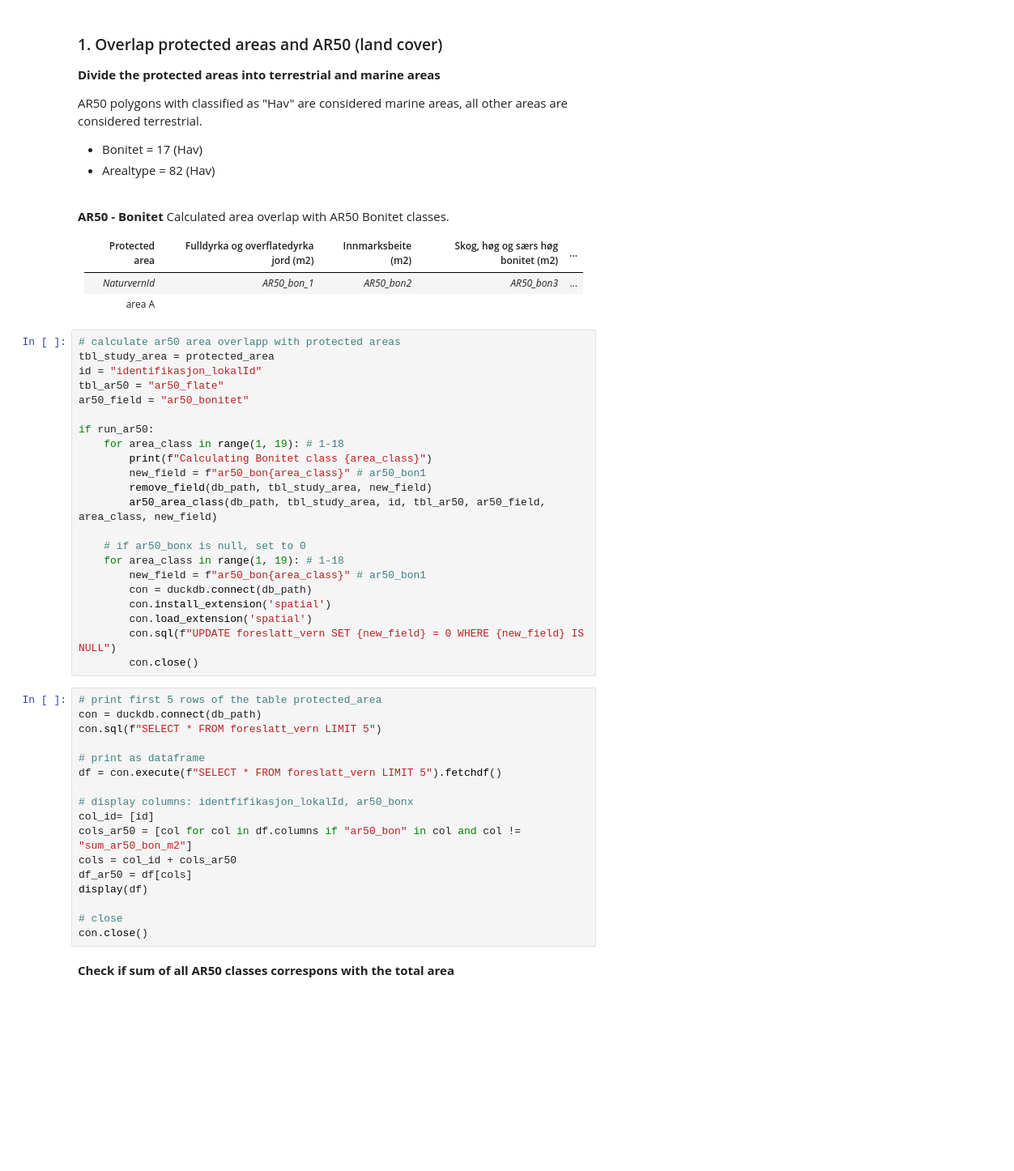
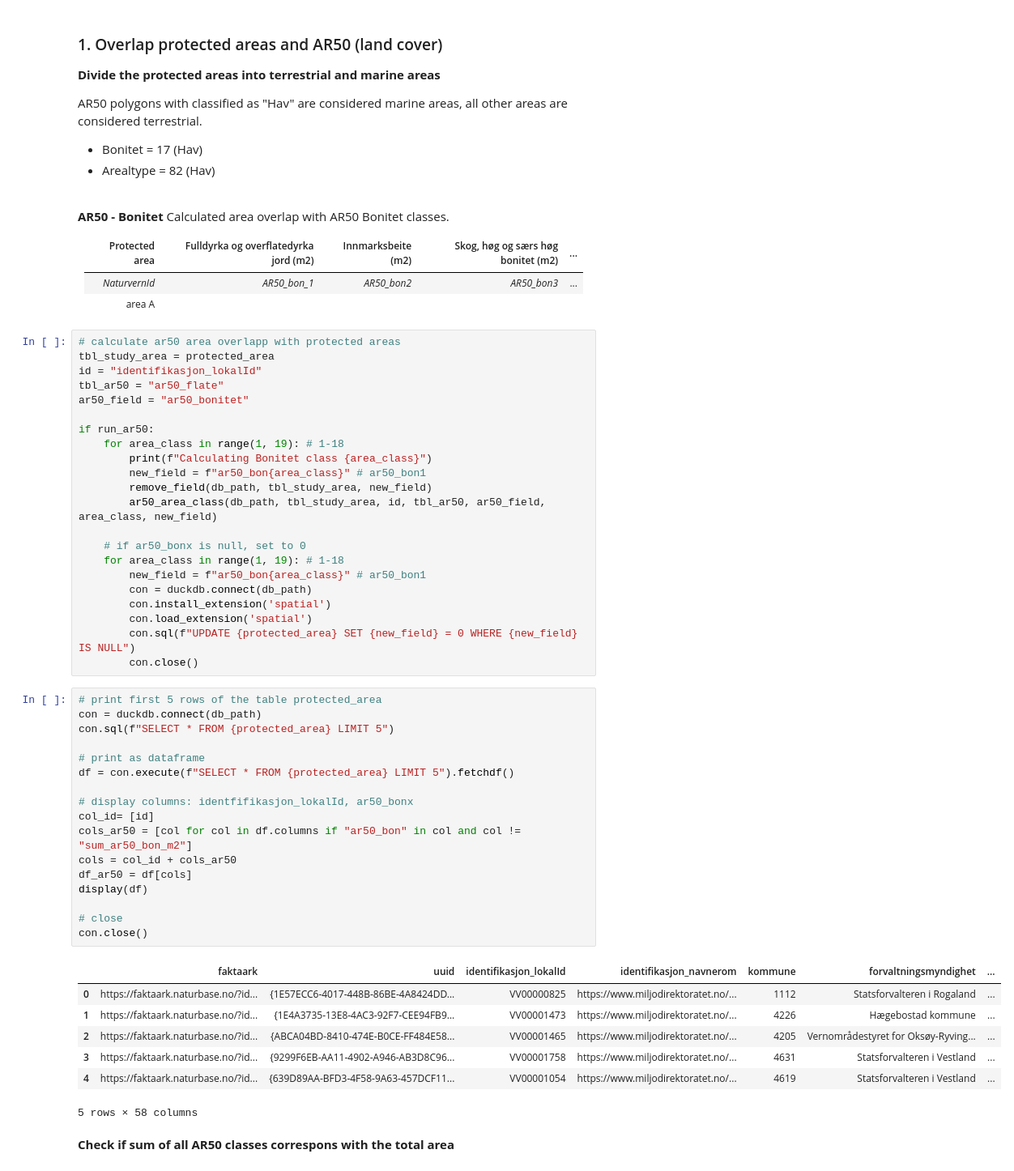
Before and after one commit to ac-willeke/pygdal-geo-engineer, a Jupyter notebook: notebooks/2024.01_conservation_and_preservation.ipynb, the cells around one changed output. Shown at 81% size. Cells and saved outputs as stored; diff of their text form; blank space fills up the shorter version.

```diff
--- a/notebooks/2024.01_conservation_and_preservation.ipynb
+++ b/notebooks/2024.01_conservation_and_preservation.ipynb
@@ -639,25 +650,33 @@ if run_ar50:
         con = duckdb.connect(db_path)
         con.install_extension('spatial')
         con.load_extension('spatial')
-        con.sql(f"UPDATE foreslatt_vern SET {new_field} = 0 WHERE {new_field} IS NULL")
+        con.sql(f"UPDATE {protected_area} SET {new_field} = 0 WHERE {new_field} IS NULL")
         con.close()
 # %%
 # print first 5 rows of the table protected_area
 con = duckdb.connect(db_path)
-con.sql(f"SELECT * FROM foreslatt_vern LIMIT 5")
+con.sql(f"SELECT * FROM {protected_area} LIMIT 5")
 
 # print as dataframe
-df = con.execute(f"SELECT * FROM foreslatt_vern LIMIT 5").fetchdf()
+df = con.execute(f"SELECT * FROM {protected_area} LIMIT 5").fetchdf()
 
 # display columns: identfifikasjon_lokalId, ar50_bonx
 col_id= [id]
 cols_ar50 = [col for col in df.columns if "ar50_bon" in col and col != "sum_ar50_bon_m2"]
 cols = col_id + cols_ar50
 df_ar50 = df[cols]
 display(df)
 
 # close
 con.close()
+# %% [output]
+|  | faktaark | uuid | identifikasjon_lokalId | identifikasjon_navnerom | kommune | forvaltningsmyndighet | ... |
+| 0 | https://faktaark.naturbase.no/?id... | {1E57ECC6-4017-448B-86BE-4A8424DD... | VV00000825 | https://www.miljodirektoratet.no/... | 1112 | Statsforvalteren i Rogaland | ... |
+| 1 | https://faktaark.naturbase.no/?id... | {1E4A3735-13E8-4AC3-92F7-CEE94FB9... | VV00001473 | https://www.miljodirektoratet.no/... | 4226 | Hægebostad kommune | ... |
+| 2 | https://faktaark.naturbase.no/?id... | {ABCA04BD-8410-474E-B0CE-FF484E58... | VV00001465 | https://www.miljodirektoratet.no/... | 4205 | Vernområdestyret for Oksøy-Ryving... | ... |
+| 3 | https://faktaark.naturbase.no/?id... | {9299F6EB-AA11-4902-A946-AB3D8C96... | VV00001758 | https://www.miljodirektoratet.no/... | 4631 | Statsforvalteren i Vestland | ... |
+| 4 | https://faktaark.naturbase.no/?id... | {639D89AA-BFD3-4F58-9A63-457DCF11... | VV00001054 | https://www.miljodirektoratet.no/... | 4619 | Statsforvalteren i Vestland | ... |
+5 rows × 58 columns
 # %% [markdown]
 **Check if sum of all AR50 classes correspons with the total area**
 # %%
```
Also changed, not shown: parts of 24 cells of this notebook, 1 other file.
